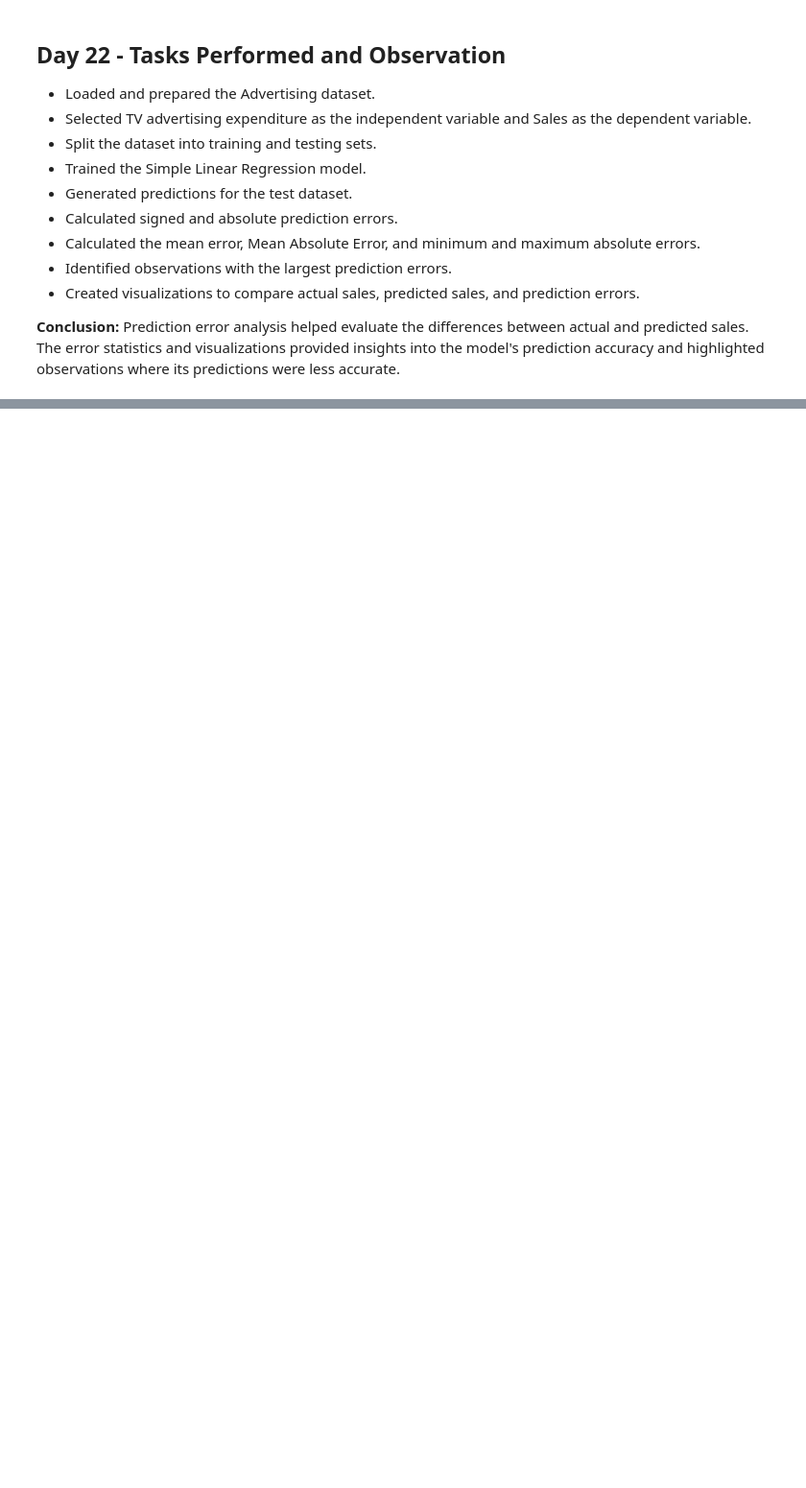
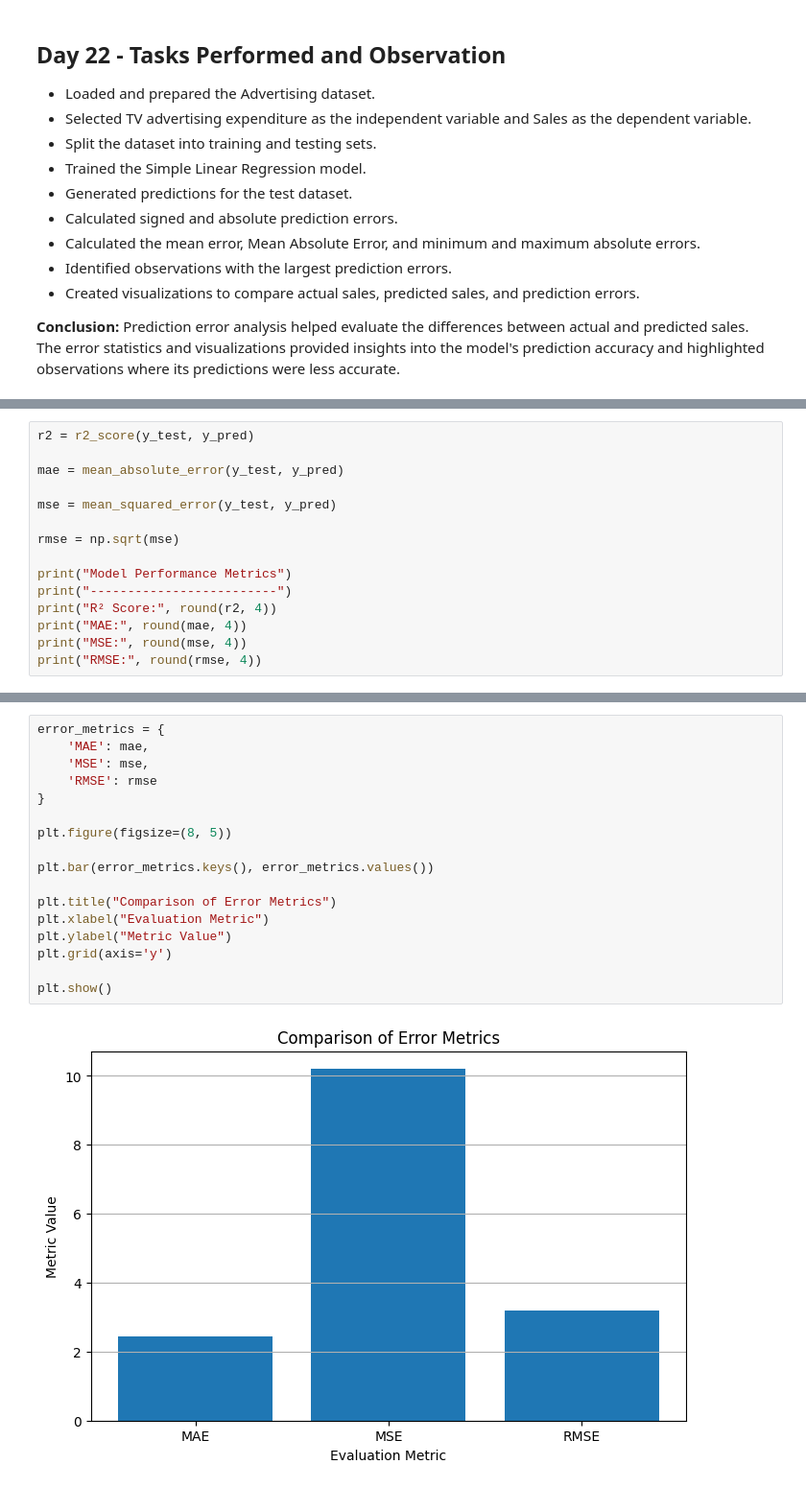
Before and after one commit to shreeshreeya69-crypto/simple-linear-regression-ybi, a Jupyter notebook: Simple_Linear_Regression_YBI.ipynb, the cells around one changed output, grey strips where cells are left out. Shown at 96% size. Cells and saved outputs as stored; diff of their text form; blank space fills up the shorter version.

Commit message:
Day 23 - Model Performance Comparison

```diff
--- a/Simple_Linear_Regression_YBI.ipynb
+++ b/Simple_Linear_Regression_YBI.ipynb
@@ -2635,0 +2689,15 @@ plt.show()
+# %%
+r2 = r2_score(y_test, y_pred)
+
+mae = mean_absolute_error(y_test, y_pred)
+
+mse = mean_squared_error(y_test, y_pred)
+
+rmse = np.sqrt(mse)
+
+print("Model Performance Metrics")
+print("-------------------------")
+print("R² Score:", round(r2, 4))
+print("MAE:", round(mae, 4))
+print("MSE:", round(mse, 4))
+print("RMSE:", round(rmse, 4))
@@ -2635,0 +2732,19 @@ plt.show()
+# %%
+error_metrics = {
+    'MAE': mae,
+    'MSE': mse,
+    'RMSE': rmse
+}
+
+plt.figure(figsize=(8, 5))
+
+plt.bar(error_metrics.keys(), error_metrics.values())
+
+plt.title("Comparison of Error Metrics")
+plt.xlabel("Evaluation Metric")
+plt.ylabel("Metric Value")
+plt.grid(axis='y')
+
+plt.show()
+# %% [output]
+[figure, added]
```
Also changed, not shown: parts of 8 cells of this notebook.
